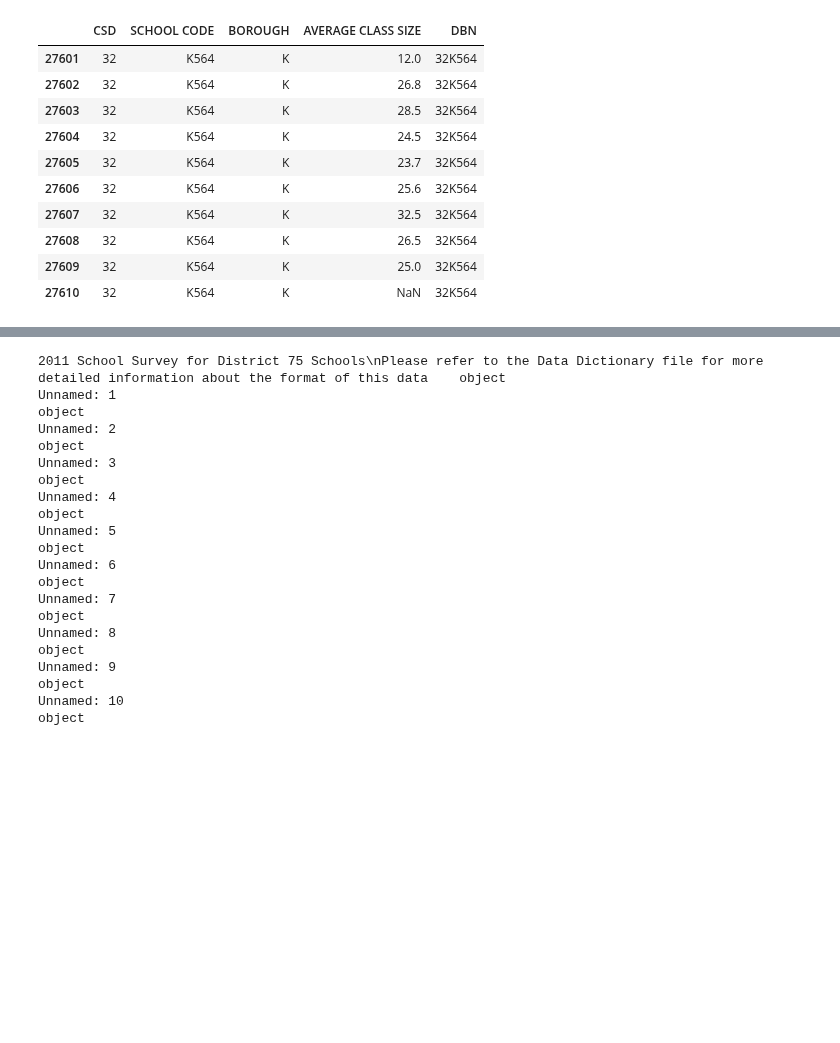
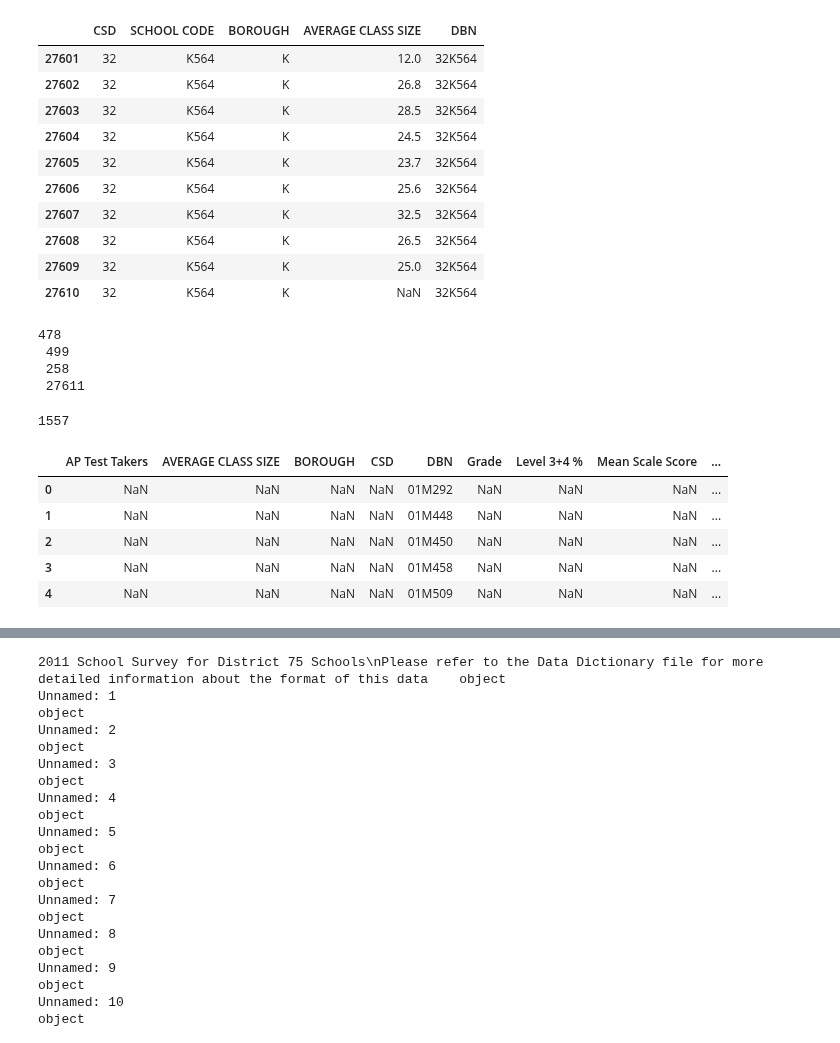
Before and after one commit to ckyko/CSC59970Project, a Jupyter notebook: school_scores.ipynb, the cells around one changed output, grey strips where cells are left out. Drawn from its saved outputs; the diff is of its cells as text; code cells hidden in the pictures; blank space fills up the shorter version.

```diff
--- a/school_scores.ipynb
+++ b/school_scores.ipynb
@@ -297,4 +297,29 @@ cl_size.tail(10)
 | 27608 | 32 | K564 | K | 26.5 | 32K564 |
 | 27609 | 32 | K564 | K | 25.0 | 32K564 |
 | 27610 | 32 | K564 | K | NaN | 32K564 |
+# %%
+print(len(sat), "\n", len(math_g),'\n', len(r_ap),'\n',len(cl_size))
+# %% [output]
+478
+ 499
+ 258
+ 27611
+# %%
+#result = left.join(right, lsuffix='_l', rsuffix='_r')
+#concat([df1, df4], ignore_index=True)
+comb = pd.concat([sat, math_g], ignore_index=True)
+comb = pd.concat([comb, r_ap], ignore_index=True)
+comb = pd.concat([comb, cl_size], ignore_index=True)
+#comb = comb.dropna()
+comb = comb.drop_duplicates('DBN')
+print(len(comb))
+comb.head()
+# %% [output]
+1557
+|  | AP Test Takers | AVERAGE CLASS SIZE | BOROUGH | CSD | DBN | Grade | Level 3+4 % | Mean Scale Score | ... |
+| 0 | NaN | NaN | NaN | NaN | 01M292 | NaN | NaN | NaN | ... |
+| 1 | NaN | NaN | NaN | NaN | 01M448 | NaN | NaN | NaN | ... |
+| 2 | NaN | NaN | NaN | NaN | 01M450 | NaN | NaN | NaN | ... |
+| 3 | NaN | NaN | NaN | NaN | 01M458 | NaN | NaN | NaN | ... |
+| 4 | NaN | NaN | NaN | NaN | 01M509 | NaN | NaN | NaN | ... |
 # %%
```
Also changed, not shown: parts of 11 cells of this notebook.
